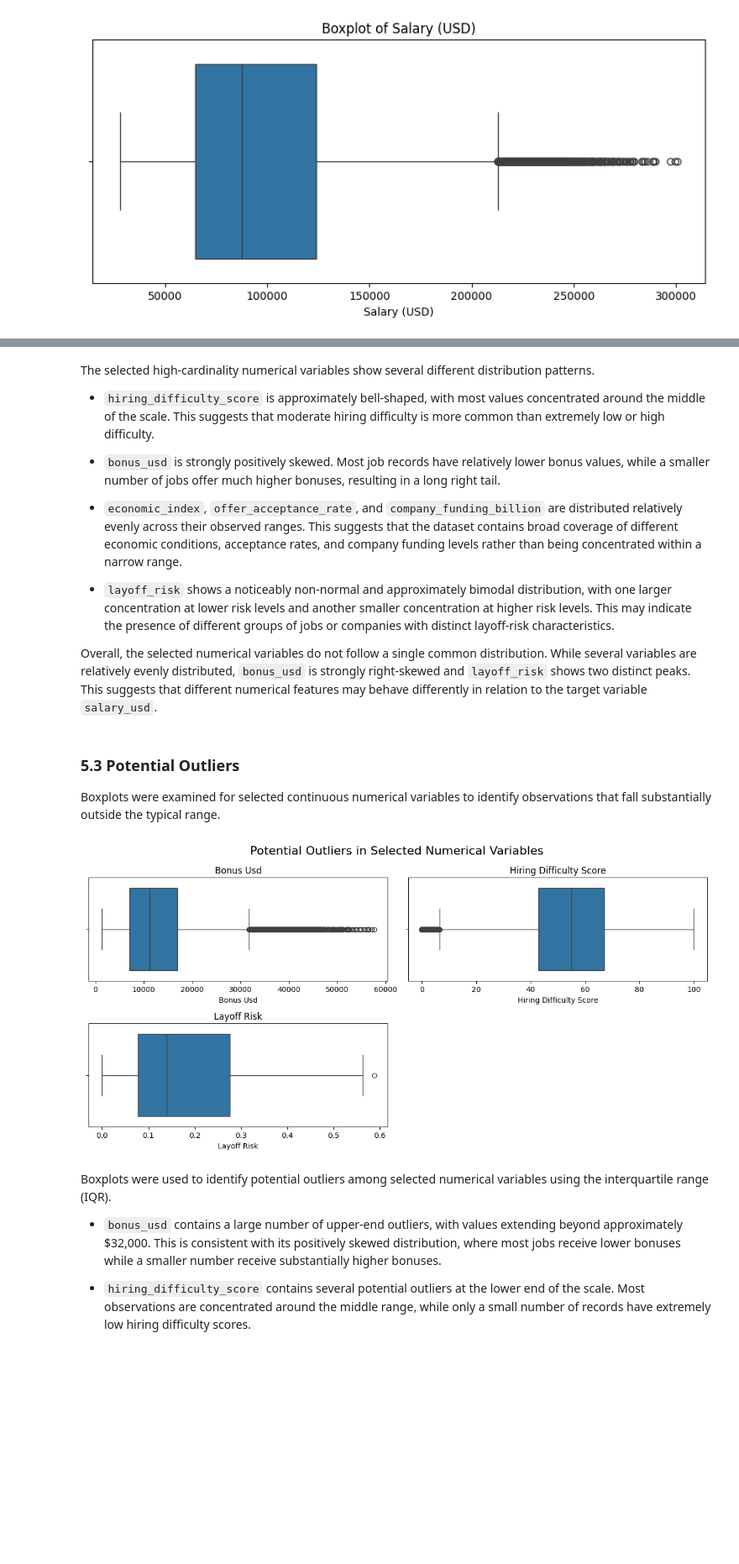
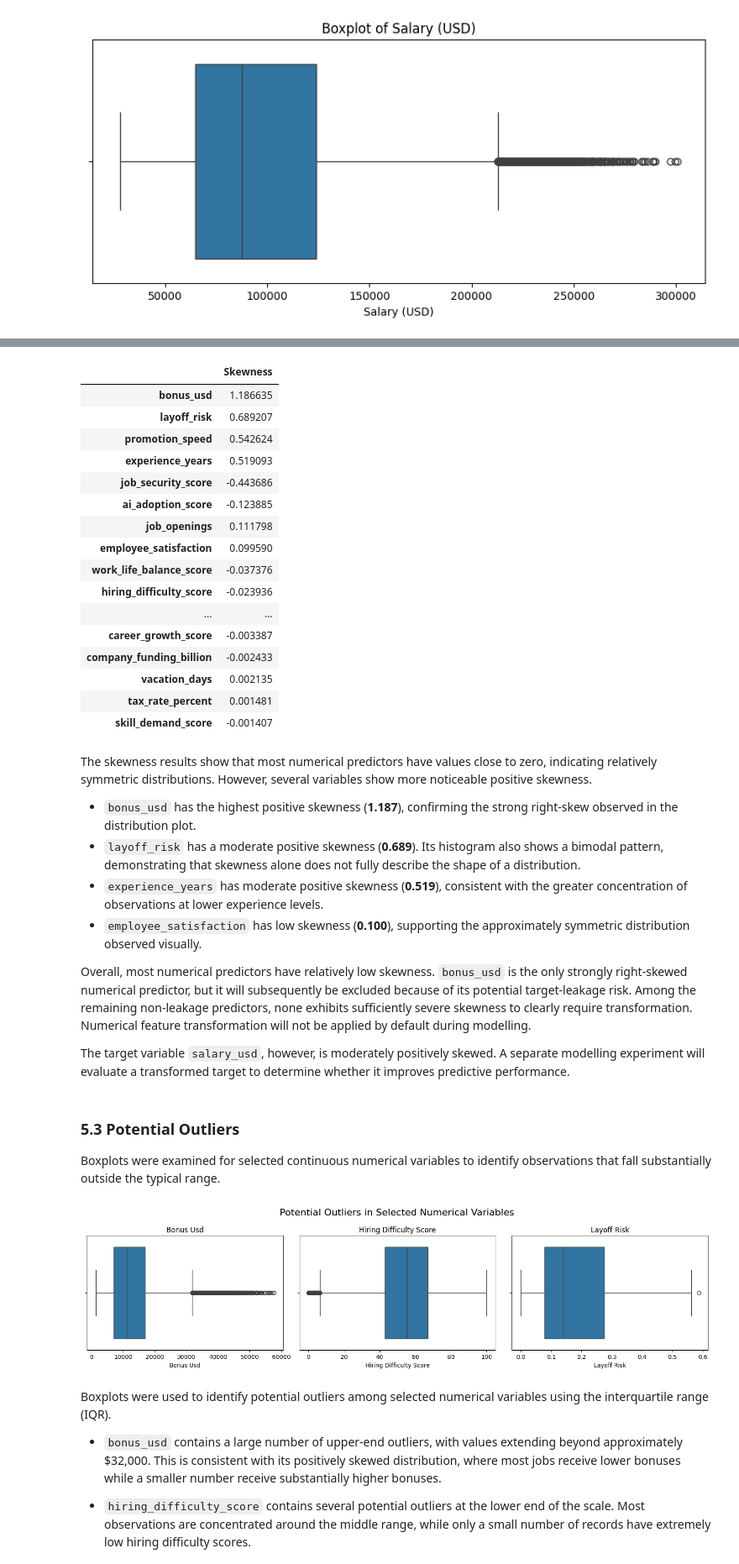
Before and after one commit to 1008tommy/mlops-assignment, a Jupyter notebook: darren/notebooks/eda.ipynb, the cells around one changed output, grey strips where cells are left out. Shown at 84% size. Drawn from its saved outputs; the diff is of its cells as text; code cells hidden in the pictures; blank space fills up the shorter version.

Commit message:
Modelling up till fine tuning

```diff
--- a/darren/notebooks/eda.ipynb
+++ b/darren/notebooks/eda.ipynb
@@ -399,15 +403,46 @@ plt.show()
+# %%
+numeric_features = (
+    df.select_dtypes(include=np.number)
+      .drop(columns=["id", "salary_usd"])
+)
+
+skewness = (
+    numeric_features
+    .skew()
+    .sort_values(key=abs, ascending=False)
+    .to_frame("Skewness")
+)
+
+skewness
+# %% [output]
+|  | Skewness |
+| bonus_usd | 1.186635 |
+| layoff_risk | 0.689207 |
+| promotion_speed | 0.542624 |
+| experience_years | 0.519093 |
+| job_security_score | -0.443686 |
+| ai_adoption_score | -0.123885 |
+| job_openings | 0.111798 |
+| employee_satisfaction | 0.099590 |
+| work_life_balance_score | -0.037376 |
+| hiring_difficulty_score | -0.023936 |
+| ... | ... |
+| career_growth_score | -0.003387 |
+| company_funding_billion | -0.002433 |
+| vacation_days | 0.002135 |
+| tax_rate_percent | 0.001481 |
+| skill_demand_score | -0.001407 |
 # %% [markdown]
-The selected high-cardinality numerical variables show several different distribution patterns.
+The skewness results show that most numerical predictors have values close to zero, indicating relatively symmetric distributions. However, several variables show more noticeable positive skewness.
 
-- `hiring_difficulty_score` is approximately bell-shaped, with most values concentrated around the middle of the scale. This suggests that moderate hiring difficulty is more common than extremely low or high difficulty.
+- `bonus_usd` has the highest positive skewness (**1.187**), confirming the strong right-skew observed in the distribution plot.
+- `layoff_risk` has a moderate positive skewness (**0.689**). Its histogram also shows a bimodal pattern, demonstrating that skewness alone does not fully describe the shape of a distribution.
+- `experience_years` has moderate positive skewness (**0.519**), consistent with the greater concentration of observations at lower experience levels.
+- `employee_satisfaction` has low skewness (**0.100**), supporting the approximately symmetric distribution observed visually.
 
-- `bonus_usd` is strongly positively skewed. Most job records have relatively lower bonus values, while a smaller number of jobs offer much higher bonuses, resulting in a long right tail.
+Overall, most numerical predictors have relatively low skewness. `bonus_usd` is the only strongly right-skewed numerical predictor, but it will subsequently be excluded because of its potential target-leakage risk. Among the remaining non-leakage predictors, none exhibits sufficiently severe skewness to clearly require transformation. Numerical feature transformation will not be applied by default during modelling.
 
-- `economic_index`, `offer_acceptance_rate`, and `company_funding_billion` are distributed relatively evenly across their observed ranges. This suggests that the dataset contains broad coverage of different economic conditions, acceptance rates, and company funding levels rather than being concentrated within a narrow range.
-
-- `layoff_risk` shows a noticeably non-normal and approximately bimodal distribution, with one larger concentration at lower risk levels and another smaller concentration at higher risk levels. This may indicate the presence of different groups of jobs or companies with distinct layoff-risk characteristics.
-
-Overall, the selected numerical variables do not follow a single common distribution. While several variables are relatively evenly distributed, `bonus_usd` is strongly right-skewed and `layoff_risk` shows two distinct peaks. This suggests that different numerical features may behave differently in relation to the target variable `salary_usd`.
+The target variable `salary_usd`, however, is moderately positively skewed. A separate modelling experiment will evaluate a transformed target to determine whether it improves predictive performance.
 # %% [markdown]
 ### 5.3 Potential Outliers
 
@@ -415,29 +450,30 @@ Boxplots were examined for selected continuous numerical variables to identify o
 # %%
 outlier_features = [
     "bonus_usd",
     "hiring_difficulty_score",
     "layoff_risk"
 ]
 
-fig, axes = plt.subplots(2, 2, figsize=(12, 6))
-axes = axes.flatten()
+fig, axes = plt.subplots(1, 3, figsize=(15, 4))
 
-for i, column in enumerate(outlier_features):
+for ax, column in zip(axes, outlier_features):
     sns.boxplot(
         x=df[column],
-        ax=axes[i]
+        ax=ax
     )
 
-    axes[i].set_title(column.replace("_", " ").title())
-    axes[i].set_xlabel(column.replace("_", " ").title())
+    ax.set_title(column.replace("_", " ").title())
+    ax.set_xlabel(column.replace("_", " ").title())
 
-axes[3].axis("off")
-plt.suptitle("Potential Outliers in Selected Numerical Variables", fontsize=16)
+plt.suptitle(
+    "Potential Outliers in Selected Numerical Variables",
+    fontsize=16
+)
 
 plt.tight_layout()
 plt.show()
 # %% [output]
-[figure, old version]
+[figure, new version]
 # %% [markdown]
 Boxplots were used to identify potential outliers among selected numerical variables using the interquartile range (IQR).
 
```
Also changed, not shown: parts of 10 cells of this notebook, 4 other files.
